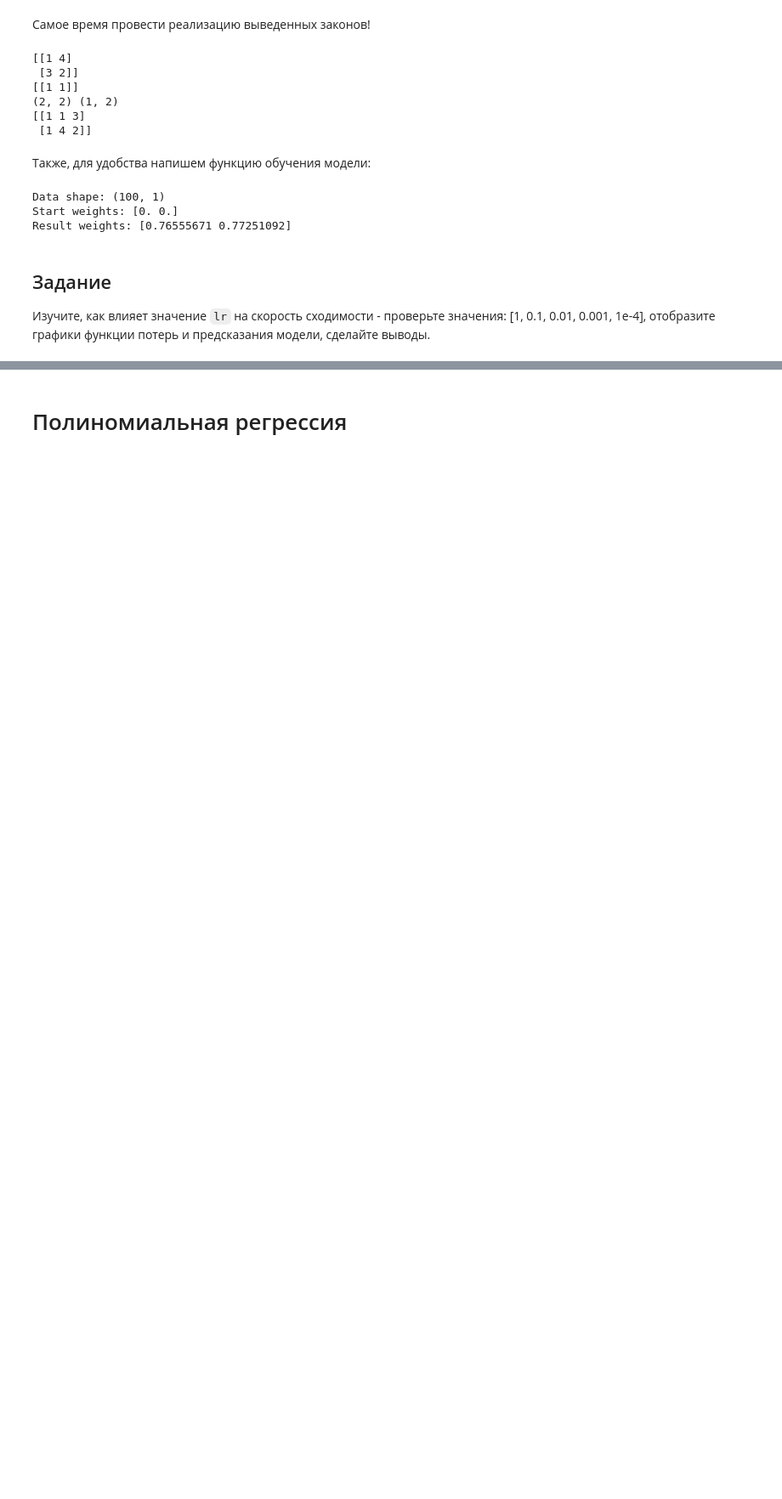
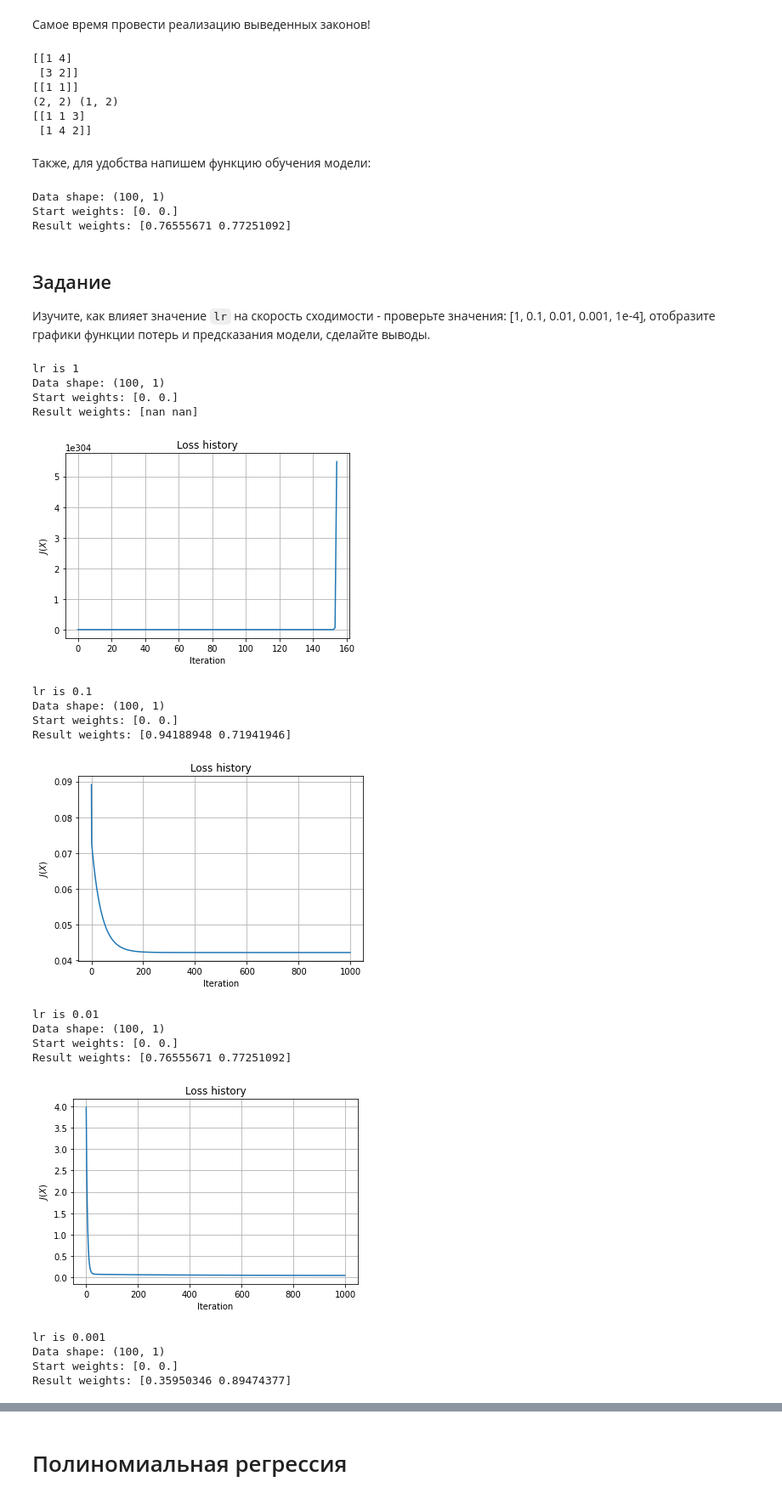
Before and after one commit to Dohako/ml_learning, a Jupyter notebook: Notebooks/11_Regression.ipynb, the cells around one changed output, grey strips where cells are left out. Shown at 85% size. Drawn from its saved outputs; the diff is of its cells as text; code cells hidden in the pictures; blank space fills up the shorter version.

```diff
--- a/Notebooks/11_Regression.ipynb
+++ b/Notebooks/11_Regression.ipynb
@@ -1271,0 +1269,33 @@ assert np.all(np.isclose(new_W, np.array([0.76555, 0.77251])))
+# %%
+# TODO - обучите модели при разных коэффициентах обучения
+#           и отобразите графики истории
+lr_list = [1, 0.1, 0.01, 0.001, 1e-4]
+for lr in lr_list:
+  print(f'lr is {lr}')
+  new_W, loss_history = fit_model(
+    lr=lr,
+    n_iter=1000,
+    X=X_data,
+    y=y_data
+  )
+  show_loss(loss_history)
+# %% [output]
+lr is 1
+Data shape: (100, 1)
+Start weights: [0. 0.]
+Result weights: [nan nan]
+[figure, added]
+lr is 0.1
+Data shape: (100, 1)
+Start weights: [0. 0.]
+Result weights: [0.94188948 0.71941946]
+[figure, added]
+lr is 0.01
+Data shape: (100, 1)
+Start weights: [0. 0.]
+Result weights: [0.76555671 0.77251092]
+[figure, added]
+lr is 0.001
+Data shape: (100, 1)
+Start weights: [0. 0.]
+Result weights: [0.35950346 0.89474377]
```
Also changed, not shown: parts of 32 cells of this notebook.
